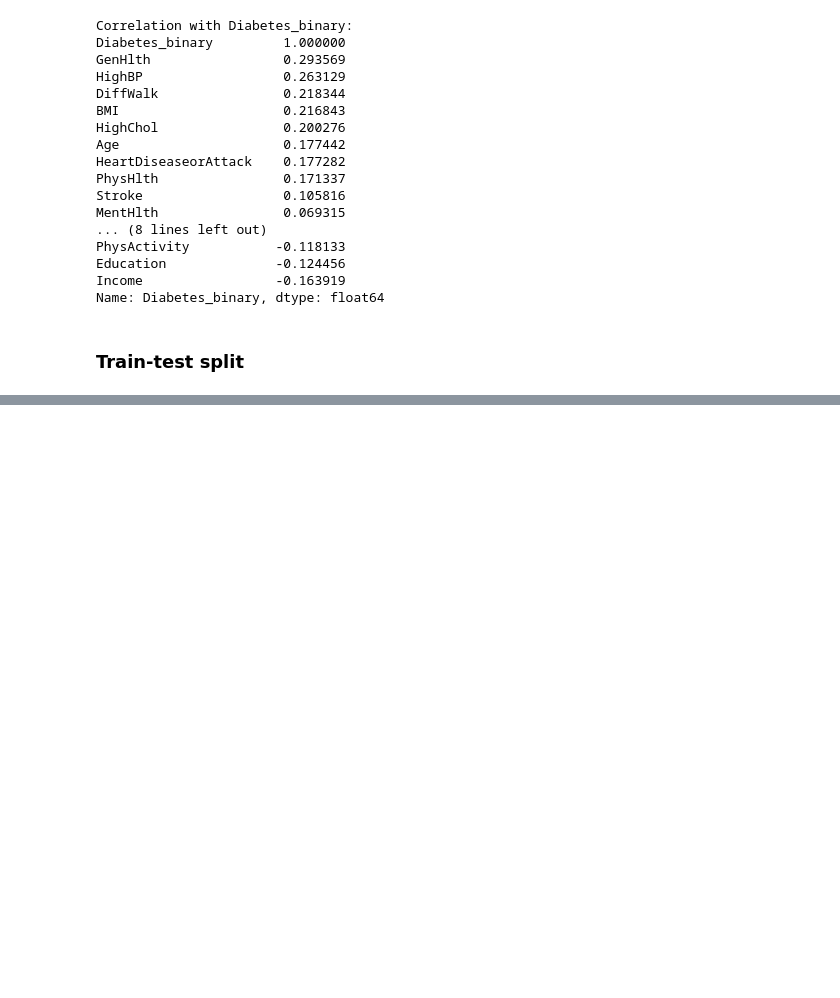
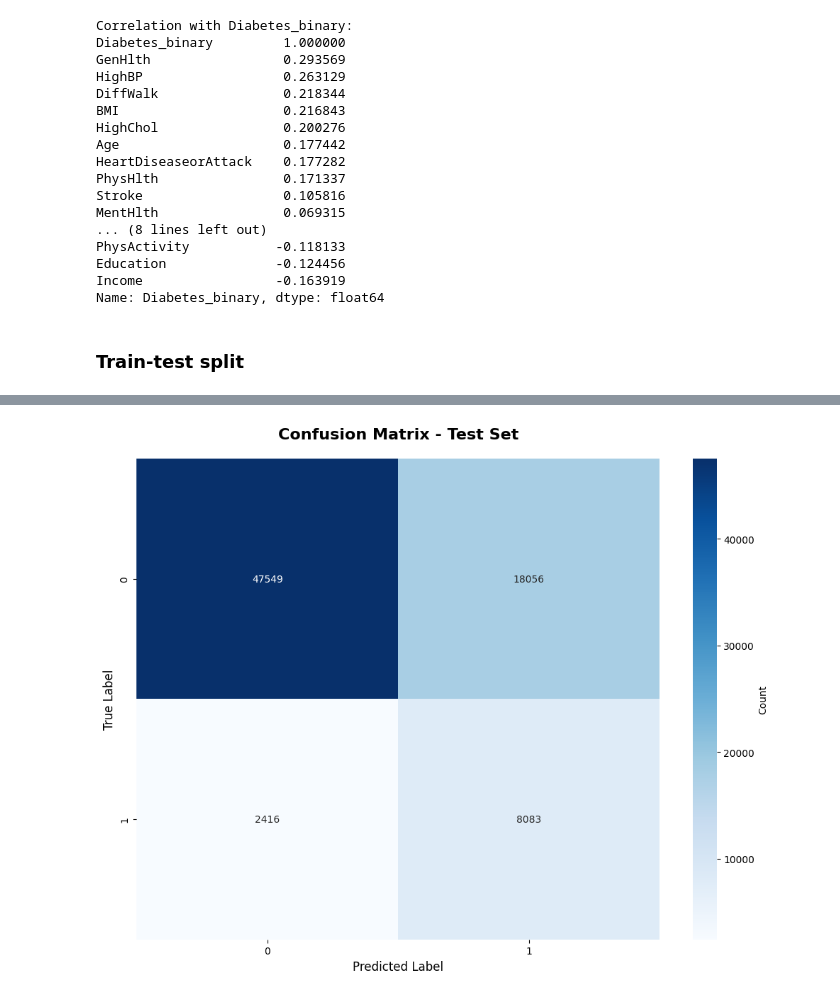
Before and after one commit to matiz22/DimensionalityReduction, a Jupyter notebook: main.ipynb, the cells around one changed output, grey strips where cells are left out. Saved outputs shown, nothing was run; the diff lists cells and outputs as text; code cells hidden in the pictures; blank space fills up the shorter version.

```diff
--- a/main.ipynb
+++ b/main.ipynb
@@ -161,4 +176,4 @@ Name: Diabetes_binary, dtype: float64
 # %% [markdown]
 ### Train-test split
 # %%
-X_train, X_test, y_train, y_test = train_test_split(X, y, test_size=0.3, random_state=RANDOM_STATE)
+X_train, X_test, y_train, y_test = train_test_split(X, y.squeeze(), test_size=0.3, random_state=RANDOM_STATE)
@@ -164,0 +182,7 @@ X_train, X_test, y_train, y_test = train_test_split(X, y, test_size=0.3, random_
+# %%
+pipeline = Pipeline(
+    [
+        ("scaler", StandardScaler()),
+        ("classifier", LogisticRegression(class_weight="balanced", random_state=RANDOM_STATE))
+    ]
+)
@@ -164,0 +191,7 @@ X_train, X_test, y_train, y_test = train_test_split(X, y, test_size=0.3, random_
+# %%
+train_start = time.time()
+pipeline.fit(X_train, y_train)
+train_end = time.time()
+train_time_seconds = train_end - train_start
+
+print(f"✓ Model trained successfully in {train_time_seconds:.4f} seconds")
@@ -164,0 +257,23 @@ X_train, X_test, y_train, y_test = train_test_split(X, y, test_size=0.3, random_
+# %%
+y_pred = pipeline.predict(X_test)
+
+# Confusion Matrix
+cm = confusion_matrix(y_test, y_pred)
+
+plt.figure(figsize=(10, 8))
+sns.heatmap(
+    cm,
+    annot=True,
+    fmt='d',
+    cmap='Blues',
+    xticklabels=pipeline.named_steps['classifier'].classes_,
+    yticklabels=pipeline.named_steps['classifier'].classes_,
+    cbar_kws={'label': 'Count'}
+)
+plt.title('Confusion Matrix - Test Set', fontsize=16, fontweight='bold', pad=20)
+plt.ylabel('True Label', fontsize=12)
+plt.xlabel('Predicted Label', fontsize=12)
+plt.tight_layout()
+plt.show()
+# %% [output]
+[figure, added]
```
Also changed, not shown: parts of 12 cells of this notebook.
